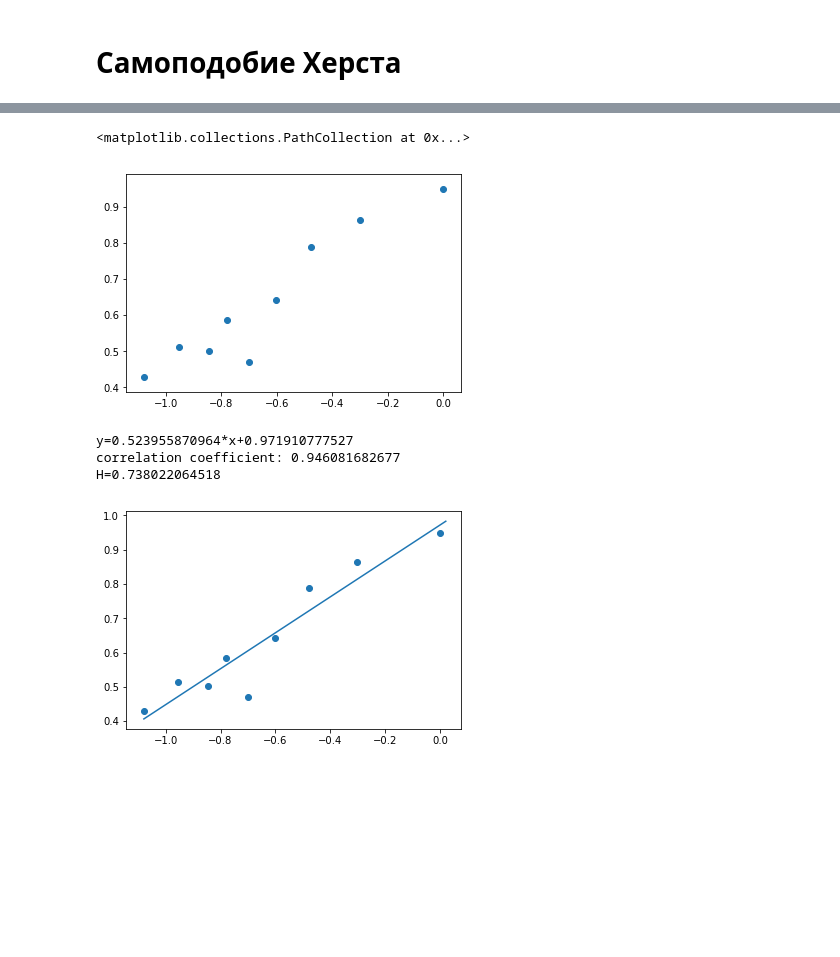
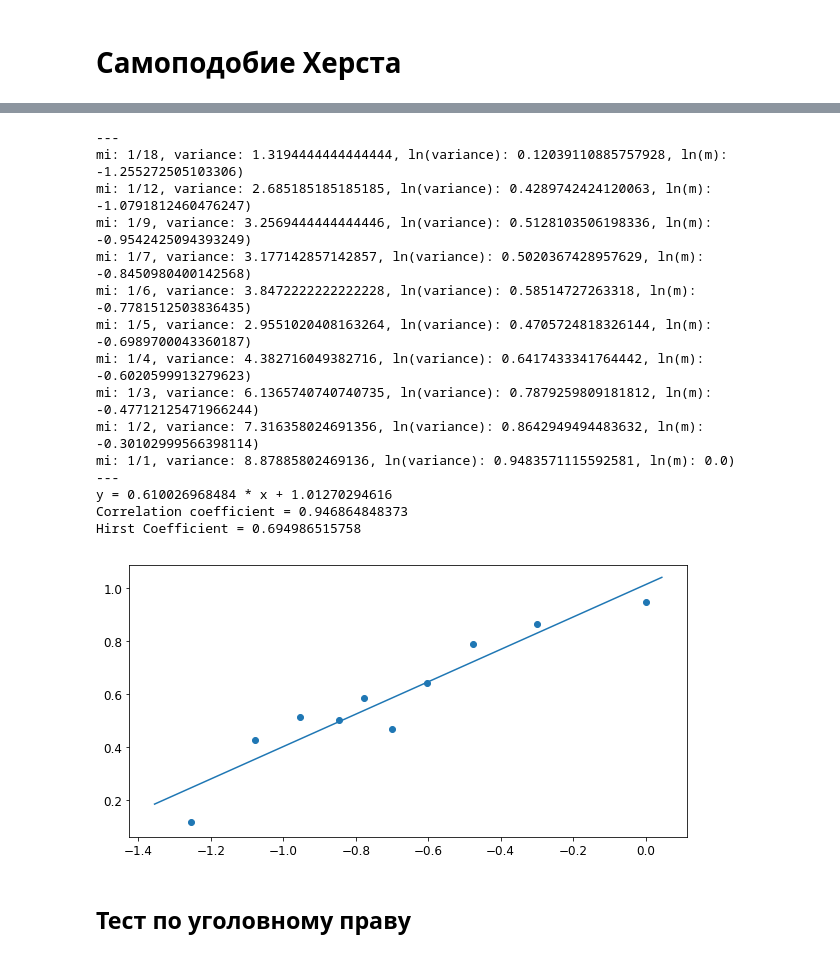
Before and after one commit to jaitl/kasandra-rus, a Jupyter notebook: kasandra_nlp/jupyter/self_similarity/hirst.ipynb, the cells around one changed output, grey strips where cells are left out. Cells and saved outputs as stored; diff of their text form; code cells hidden in the pictures; blank space fills up the shorter version.

Commit message:
finish hirst

```diff
--- a/kasandra_nlp/jupyter/self_similarity/hirst.ipynb
+++ b/kasandra_nlp/jupyter/self_similarity/hirst.ipynb
@@ -11,5 +157,5 @@ import numpy as np
 # %%
-data = [
+data_right = [
     (19, 1),
     (20, 0),
     (21, 2),
@@ -102,5 +195,0 @@ block: 1, count: 36, val: 8.87885802469136, ln: 0.9483571115592581, ln_m: 0.0)
-# %%
-plt.scatter(x, y)
-# %% [output]
-<matplotlib.collections.PathCollection at 0x...>
-[figure, removed]
@@ -110,8 +195,0 @@ h = (2 - slope) / 2
-# %%
-print("y=%s*x+%s" %(slope, intercept))
-print("correlation coefficient: %s" % r_value)
-print("H=%s" % h)
-# %% [output]
-y=0.523955870964*x+0.971910777527
-correlation coefficient: 0.946081682677
-H=0.738022064518
@@ -125,7 +196,24 @@ for xx in np.arange(min(x), max(x)+0.1, 0.1):
-# %%
-fig, ax = plt.subplots()
-ax.scatter(x, y)
-ax.plot(xl, yl)
-fig.show()
-# %% [output]
-[figure, removed]
+# %%
+hist = SelfSimilarityHirst()
+res = hist.compute(data_right, log_base=10)
+res.print_result()
+res.plot()
+# %% [output]
+---
+mi: 1/18, variance: 1.3194444444444444, ln(variance): 0.12039110885757928, ln(m): -1.255272505103306)
+mi: 1/12, variance: 2.685185185185185, ln(variance): 0.4289742424120063, ln(m): -1.0791812460476247)
+mi: 1/9, variance: 3.2569444444444446, ln(variance): 0.5128103506198336, ln(m): -0.9542425094393249)
+mi: 1/7, variance: 3.177142857142857, ln(variance): 0.5020367428957629, ln(m): -0.8450980400142568)
+mi: 1/6, variance: 3.8472222222222228, ln(variance): 0.58514727263318, ln(m): -0.7781512503836435)
+mi: 1/5, variance: 2.9551020408163264, ln(variance): 0.4705724818326144, ln(m): -0.6989700043360187)
+mi: 1/4, variance: 4.382716049382716, ln(variance): 0.6417433341764442, ln(m): -0.6020599913279623)
+mi: 1/3, variance: 6.1365740740740735, ln(variance): 0.7879259809181812, ln(m): -0.47712125471966244)
+mi: 1/2, variance: 7.316358024691356, ln(variance): 0.8642949494483632, ln(m): -0.30102999566398114)
+mi: 1/1, variance: 8.87885802469136, ln(variance): 0.9483571115592581, ln(m): 0.0)
+---
+y = 0.610026968484 * x + 1.01270294616
+Correlation coefficient = 0.946864848373
+Hirst Coefficient = 0.694986515758
+[figure, added]
+# %% [markdown]
+## Тест по уголовному праву
```
Also changed, not shown: parts of 10 cells of this notebook.
